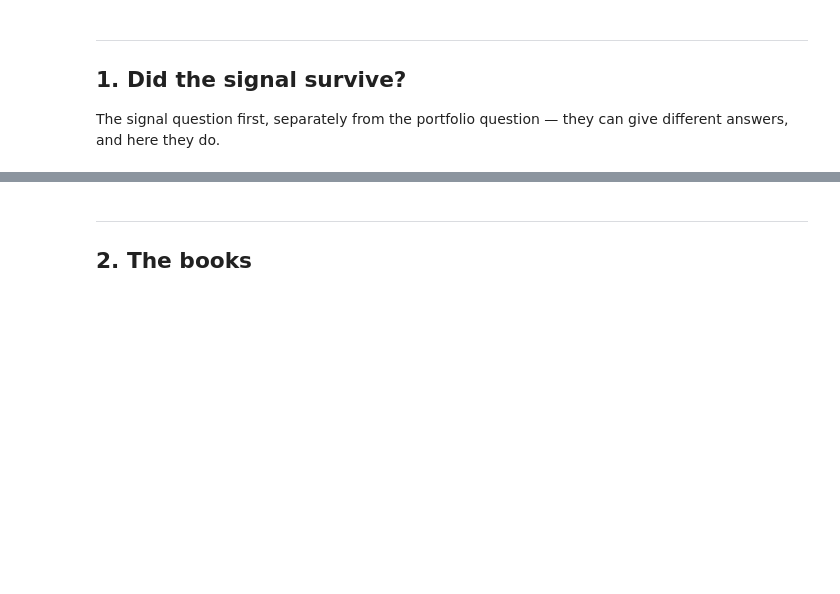
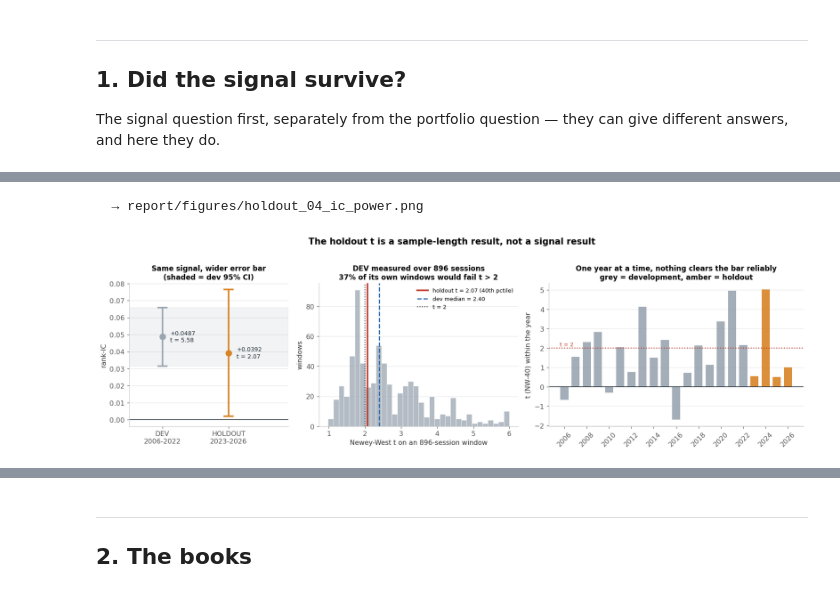
Before and after one commit to tenicho/ml-trend-momentum, a Jupyter notebook: notebooks/holdout_v11.ipynb, the cells around one changed output, grey strips where cells are left out. Saved outputs shown, nothing was run; the diff lists cells and outputs as text; code cells hidden in the pictures; blank space fills up the shorter version.

```diff
--- a/notebooks/holdout_v11.ipynb
+++ b/notebooks/holdout_v11.ipynb
@@ -183,0 +470,53 @@ it is why the short leg struggles below.
+# %%
+# ── Figure: is 2.07 a weak result or a short window? ──────────────────────────────────────────
+fig, (p1, p2, p3) = plt.subplots(1, 3, figsize=(15.5, 4.6),
+                                 gridspec_kw={"width_ratios": [1, 1.25, 1.6]})
+
+# (a) the same signal, two error bars
+xs = [0, 1]
+# One errorbar call per point: matplotlib takes a single ecolor, not a per-point list.
+for x_, v_, se_, c_ in [(0, IC_D, SE_D, GREY), (1, IC_H, SE_H, AMBER)]:
+    p1.errorbar(x_, v_, yerr=1.96 * se_, fmt="o", ms=9, elinewidth=2.4,
+                capsize=8, capthick=2.4, color=c_, ecolor=c_, zorder=3)
+p1.axhline(0, color=INK, lw=1)
+p1.axhspan(IC_D - 1.96 * SE_D, IC_D + 1.96 * SE_D, color=GREY, alpha=.13)
+for x_, v_, t_ in [(0, IC_D, T_D), (1, IC_H, T_H)]:
+    p1.text(x_ + .12, v_, f"{v_:+.4f}\nt = {t_:.2f}", fontsize=9, va="center", color=INK)
+p1.set_xlim(-.5, 1.9); p1.set_xticks(xs, ["DEV\n2006-2022", "HOLDOUT\n2023-2026"])
+p1.set_ylabel("rank-IC")
+p1.set_title("Same signal, wider error bar\n(shaded = dev 95% CI)", fontsize=11)
+style(p1)
+
+# (b) development's own t on windows the length of the holdout
+p2.hist(win_t, bins=34, color=GREY, alpha=.75, edgecolor="white", linewidth=.6)
+p2.axvline(T_H, color=RED, lw=2.4, label=f"holdout t = {T_H:.2f} ({PCTILE:.0f}th pctile)")
+p2.axvline(np.nanmedian(win_t), color=BLUE, ls="--", lw=1.8,
+           label=f"dev median = {np.nanmedian(win_t):.2f}")
+p2.axvline(2.0, color=INK, ls=":", lw=1.4, label="t = 2")
+p2.set_xlabel(f"Newey-West t on an 896-session window"); p2.set_ylabel("windows")
+p2.set_title(f"DEV measured over {W} sessions\n{100*np.nanmean(win_t<2):.0f}% of its own windows "
+             f"would fail t > 2", fontsize=11)
+p2.legend(fontsize=8.5, loc="upper right")
+style(p2)
+
+# (c) year by year, both segments
+yy = YR.sort_values("year")
+bc = [AMBER if s == "HOLDOUT" else GREY for s in yy.seg]
+p3.bar(yy.year, yy.t_NW, color=bc, alpha=.9, width=.72)
+p3.axhline(2.0, color=RED, ls=":", lw=1.5)
+p3.text(yy.year.min() - .4, 2.12, "t = 2", fontsize=8.5, color=RED)
+p3.axhline(0, color=INK, lw=1)
+p3.set_ylabel(f"t (NW-{H}) within the year")
+p3.set_title("One year at a time, nothing clears the bar reliably\n"
+             "grey = development, amber = holdout", fontsize=11)
+p3.set_xticks(yy.year[::2])
+p3.tick_params(axis="x", labelrotation=45)
+style(p3)
+
+fig.suptitle("The holdout t is a sample-length result, not a signal result",
+             y=1.02, fontsize=13.5, weight="600")
+fig.tight_layout()
+save("holdout_04_ic_power")
+# %% [output]
+  → report/figures/holdout_04_ic_power.png
+[figure, added]
```
Also changed, not shown: parts of 10 cells of this notebook, 5 other files.
